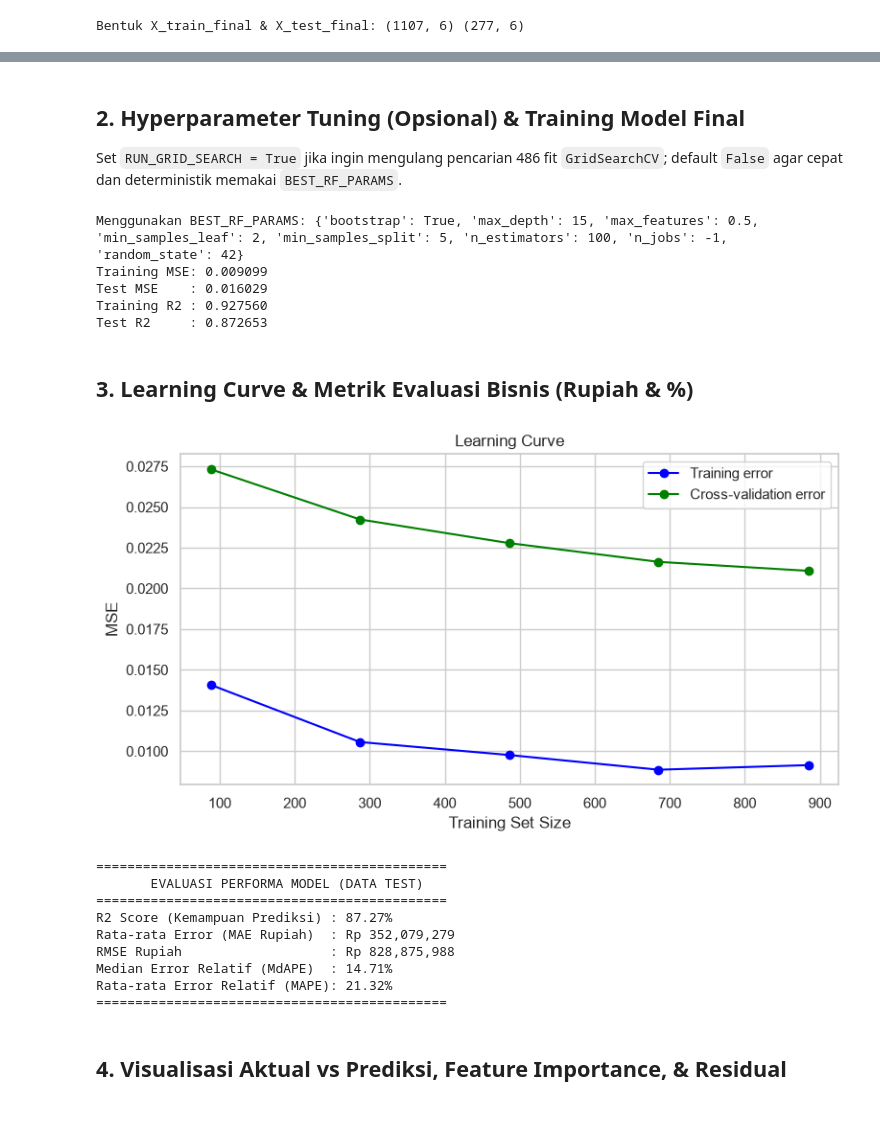
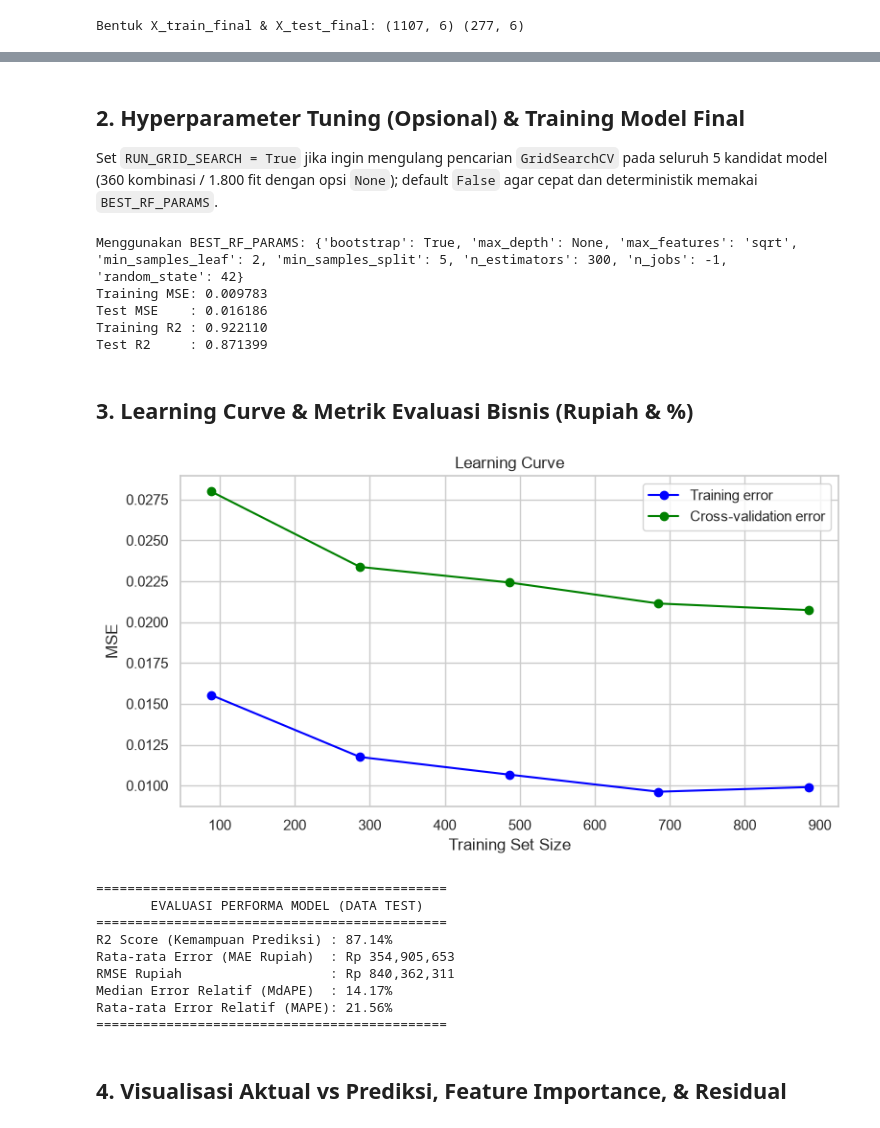
Before and after one commit to Affanzaky06/pPrediksi_Harga_Rumah_DS, a Jupyter notebook: notebooks/04_modeling_evaluation.ipynb, the cells around one changed output, grey strips where cells are left out. Cells and saved outputs as stored; diff of their text form; code cells hidden in the pictures.

Commit message:
docs: synchronize README and modular modeling notebook with tuned results

```diff
--- a/notebooks/04_modeling_evaluation.ipynb
+++ b/notebooks/04_modeling_evaluation.ipynb
@@ -65,22 +65,23 @@ display(df_hasil)
 # %% [markdown]
 ## 2. Hyperparameter Tuning (Opsional) & Training Model Final
-Set `RUN_GRID_SEARCH = True` jika ingin mengulang pencarian 486 fit `GridSearchCV`; default `False` agar cepat dan deterministik memakai `BEST_RF_PARAMS`.
+Set `RUN_GRID_SEARCH = True` jika ingin mengulang pencarian `GridSearchCV` pada seluruh 5 kandidat model (360 kombinasi / 1.800 fit dengan opsi `None`); default `False` agar cepat dan deterministik memakai `BEST_RF_PARAMS`.
 # %%
 RUN_GRID_SEARCH = False
 
 if RUN_GRID_SEARCH:
-    _, best_params, grid_mse = run_rf_grid_search(
+    df_tune, best_estimators = tune_all_candidate_models(
         prep.X_train_final,
         prep.y_train,
-        X_test_final=prep.X_test_final,
-        y_test=prep.y_test,
+        groups=grup_cv,
     )
-    print("Best parameters (Grid Search):", best_params)
-    print(f"MSE after Grid Search: {grid_mse:.4f}")
+    display(df_tune)
+    best_name = str(df_tune.iloc[0]["Model"])
+    model_terbaik = best_estimators[best_name]
+    print(f"Model terbaik: {best_name} | Best params: {df_tune.iloc[0]['Best Hyperparameters']}")
 else:
     print("Menggunakan BEST_RF_PARAMS:", BEST_RF_PARAMS)
+    model_terbaik = train_final_model(prep.X_train_final, prep.y_train)
 
-model_terbaik = train_final_model(prep.X_train_final, prep.y_train)
 y_train_pred_log = model_terbaik.predict(prep.X_train_final)
 y_test_pred_log = model_terbaik.predict(prep.X_test_final)
 
@@ -89,40 +90,41 @@ print(f"Test MSE    : {mean_squared_error(prep.y_test, y_test_pred_log):.6f}")
 print(f"Training R2 : {r2_score(prep.y_train, y_train_pred_log):.6f}")
 print(f"Test R2     : {r2_score(prep.y_test, y_test_pred_log):.6f}")
 # %% [output]
-Menggunakan BEST_RF_PARAMS: {'bootstrap': True, 'max_depth': 15, 'max_features': 0.5, 'min_samples_leaf': 2, 'min_samples_split': 5, 'n_estimators': 100, 'n_jobs': -1, 'random_state': 42}
-Training MSE: 0.009099
-Test MSE    : 0.016029
-Training R2 : 0.927560
-Test R2     : 0.872653
+Menggunakan BEST_RF_PARAMS: {'bootstrap': True, 'max_depth': None, 'max_features': 'sqrt', 'min_samples_leaf': 2, 'min_samples_split': 5, 'n_estimators': 300, 'n_jobs': -1, 'random_state': 42}
+Training MSE: 0.009783
+Test MSE    : 0.016186
+Training R2 : 0.922110
+Test R2     : 0.871399
 # %% [markdown]
 ## 3. Learning Curve & Metrik Evaluasi Bisnis (Rupiah & %)
 # %%
+lc_estimator = train_final_model(prep.X_train_final, prep.y_train, params={"n_jobs": 1})
 train_sizes, train_mean, test_mean = compute_learning_curve_stats(
-    model_terbaik, prep.X_train_final, prep.y_train, cv=5, groups=grup_cv
+    lc_estimator, prep.X_train_final, prep.y_train, cv=5, groups=grup_cv
 )
 fig = plot_learning_curve(train_sizes, train_mean, test_mean)
 plt.show()
 
 metrics = compute_regression_metrics(prep.y_test, y_test_pred_log)
 print("=" * 45)
 print("       EVALUASI PERFORMA MODEL (DATA TEST)")
 print("=" * 45)
 print(f"R2 Score (Kemampuan Prediksi) : {metrics['r2'] * 100:.2f}%")
 print(f"Rata-rata Error (MAE Rupiah)  : Rp {metrics['mae_rupiah']:,.0f}")
 print(f"RMSE Rupiah                   : Rp {metrics['rmse_rupiah']:,.0f}")
 print(f"Median Error Relatif (MdAPE)  : {metrics['mdape']:.2f}%")
 print(f"Rata-rata Error Relatif (MAPE): {metrics['mape']:.2f}%")
 print("=" * 45)
 # %% [output]
-[figure, old version]
+[figure, new version]
 =============================================
        EVALUASI PERFORMA MODEL (DATA TEST)
 =============================================
-R2 Score (Kemampuan Prediksi) : 87.27%
-Rata-rata Error (MAE Rupiah)  : Rp 352,079,279
-RMSE Rupiah                   : Rp 828,875,988
-Median Error Relatif (MdAPE)  : 14.71%
-Rata-rata Error Relatif (MAPE): 21.32%
+R2 Score (Kemampuan Prediksi) : 87.14%
+Rata-rata Error (MAE Rupiah)  : Rp 354,905,653
+RMSE Rupiah                   : Rp 840,362,311
+Median Error Relatif (MdAPE)  : 14.17%
+Rata-rata Error Relatif (MAPE): 21.56%
 =============================================
 # %% [markdown]
 ## 4. Visualisasi Aktual vs Prediksi, Feature Importance, & Residual
```
Also changed, not shown: parts of 5 cells of this notebook, 1 other file.
